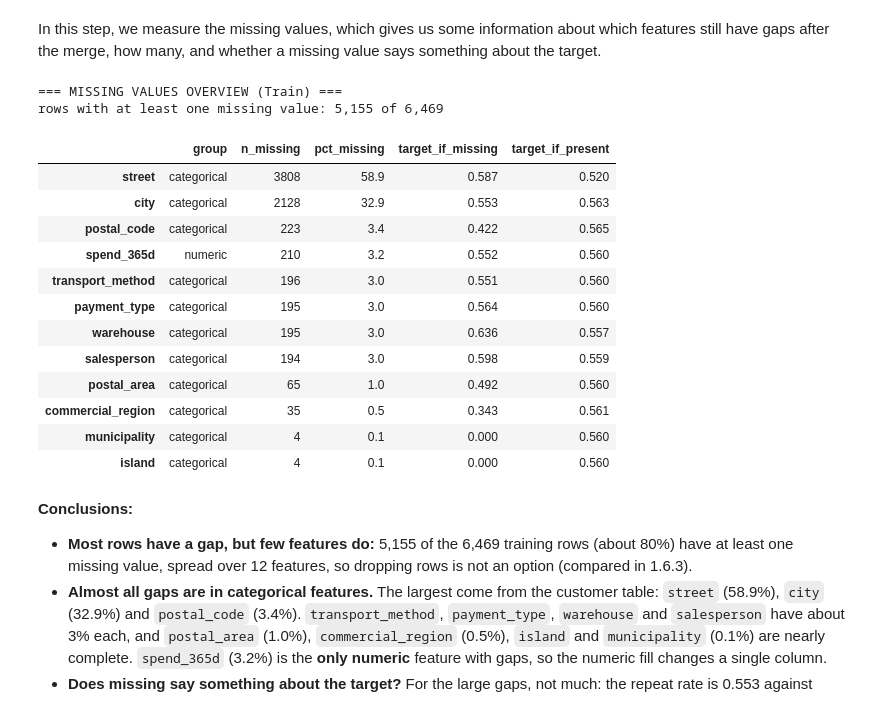
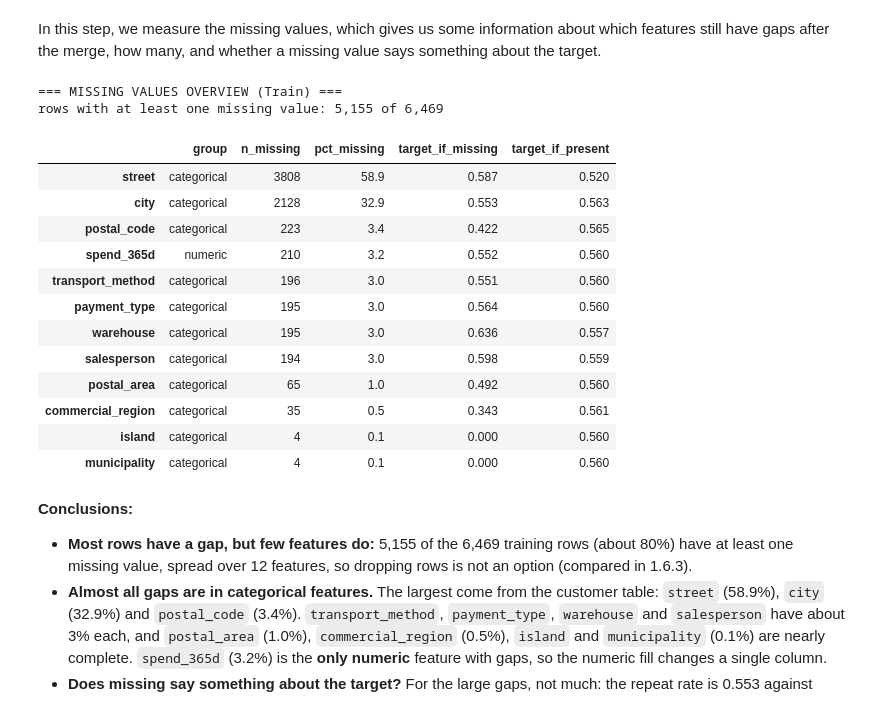
Before and after one commit to Diogosousa03/ML_Grupo18, a Jupyter notebook: notebooks/2_Pre-processing/1_Merge&Preprocessing.ipynb, the cells around one changed output. Saved outputs shown, nothing was run; the diff lists cells and outputs as text; code cells hidden in the pictures.

```diff
--- a/notebooks/2_Pre-processing/1_Merge&Preprocessing.ipynb
+++ b/notebooks/2_Pre-processing/1_Merge&Preprocessing.ipynb
@@ -164,69 +109,24 @@ ________________________________________________________________________________
 # %% [markdown]
 In this step, we measure the missing values, which gives us some information about which features still have gaps after the merge, how many, and whether a missing value says something about the target.
 # %%
-def generate_missing_overview(dataframe, target_col="repeat_purchase_90d", dataset_label="Dataset"):
-    """Missing values per feature (identifiers and target left out).
-
-    When the table has the target, it also gives the repeat rate of the rows
-    where the value is missing and of the rows where it is present.
-    """
-    identifiers = ["ID", "customer_id"]
-    excluded = identifiers + ([target_col] if target_col in dataframe.columns else [])
-
-    feature_cols = [c for c in dataframe.columns if c not in excluded]
-
-    numeric_cols = [c for c in feature_cols if pd.api.types.is_numeric_dtype(dataframe[c])]
-    categorical_cols = [c for c in feature_cols if c not in numeric_cols]
-
-    features_df = dataframe[feature_cols]
-
-    missing = features_df.isna().sum()
-
-    overview_dict = {
-        "group": ["numeric" if c in numeric_cols else "categorical" for c in features_df.columns],
-        "n_missing": missing,
-        "pct_missing": (missing / len(features_df) * 100).round(1)
-    }
-
-    if target_col in dataframe.columns:
-        target_series = dataframe[target_col]
-        overview_dict["target_if_missing"] = [target_series[features_df[c].isna()].mean() for c in features_df.columns]
-        overview_dict["target_if_present"] = [target_series[features_df[c].notna()].mean() for c in features_df.columns]
-
-    overview_df = (
-        pd.DataFrame(overview_dict)
-        .query("n_missing > 0")
-        .sort_values("n_missing", ascending=False)
-        .round(3)
-    )
-
-    print(f"=== MISSING VALUES OVERVIEW ({dataset_label}) ===")
-    print(f"rows with at least one missing value: {features_df.isna().any(axis=1).sum():,} of {len(features_df):,}\n")
-    return overview_df
-
-# Make sure the global variables 'features' and 'repeat_purchase' are available for the rest of the code (Train)
-features = train_clientes[[c for c in train_clientes.columns if c not in ["ID", "customer_id", "repeat_purchase_90d"]]]
-repeat_purchase = train_clientes["repeat_purchase_90d"]
-
-# Executes for the Training dataset
-overview_train = generate_missing_overview(train_clientes, dataset_label="Train")
+overview_train = generate_missing_overview(X_train, y_train, dataset_label="Train")
 display(overview_train)
 # %% [output]
 === MISSING VALUES OVERVIEW (Train) ===
 rows with at least one missing value: 5,155 of 6,469
 |  | group | n_missing | pct_missing | target_if_missing | target_if_present |
 | street | categorical | 3808 | 58.9 | 0.587 | 0.520 |
 | city | categorical | 2128 | 32.9 | 0.553 | 0.563 |
 | postal_code | categorical | 223 | 3.4 | 0.422 | 0.565 |
 | spend_365d | numeric | 210 | 3.2 | 0.552 | 0.560 |
 | transport_method | categorical | 196 | 3.0 | 0.551 | 0.560 |
 | payment_type | categorical | 195 | 3.0 | 0.564 | 0.560 |
 | warehouse | categorical | 195 | 3.0 | 0.636 | 0.557 |
 | salesperson | categorical | 194 | 3.0 | 0.598 | 0.559 |
 | postal_area | categorical | 65 | 1.0 | 0.492 | 0.560 |
 | commercial_region | categorical | 35 | 0.5 | 0.343 | 0.561 |
+| island | categorical | 4 | 0.1 | 0.000 | 0.560 |
 | municipality | categorical | 4 | 0.1 | 0.000 | 0.560 |
-| island | categorical | 4 | 0.1 | 0.000 | 0.560 |
 # %% [markdown]
 **Conclusions:**
 * **Most rows have a gap, but few features do:** 5,155 of the 6,469 training rows (about 80%) have at least one missing value, spread over 12 features, so dropping rows is not an option (compared in 1.6.3).
```
Also changed, not shown: parts of 17 cells of this notebook, 12 other files.
